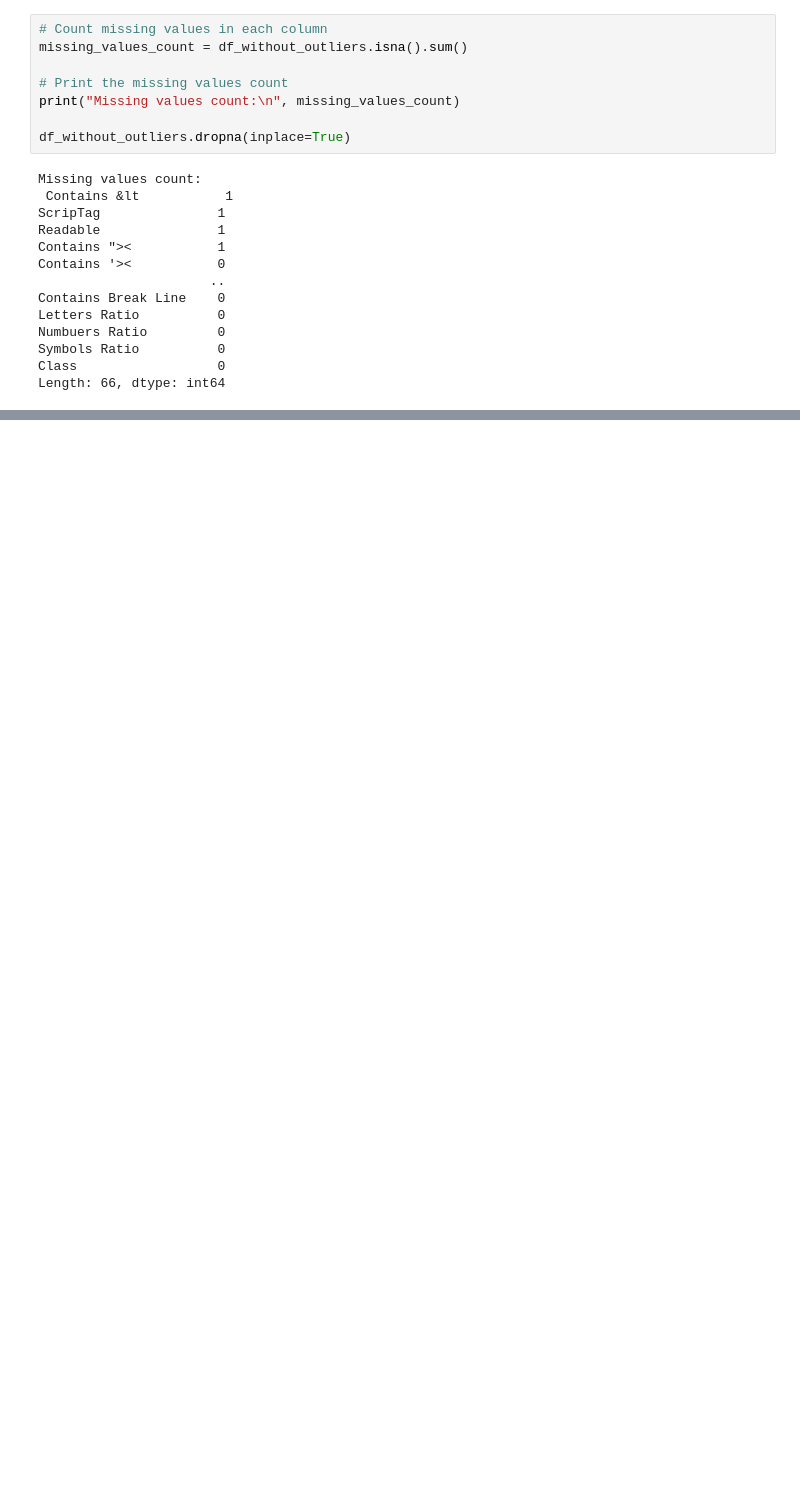
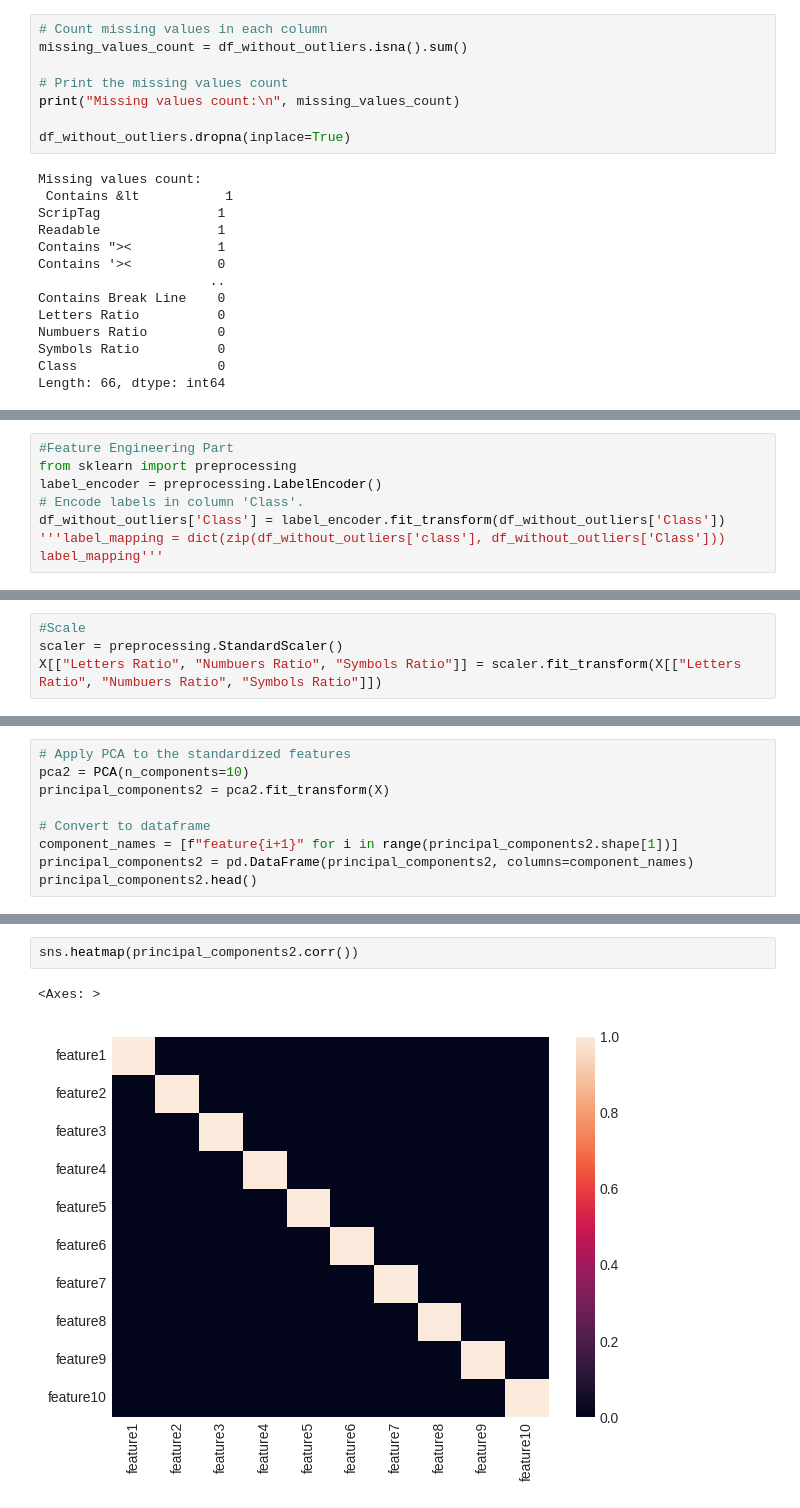
Before and after one commit to sahinebrar/MachineLearningExercises, a Jupyter notebook: XSS_detection.ipynb, the cells around one changed output, grey strips where cells are left out. Cells and saved outputs as stored; diff of their text form; blank space fills up the shorter version.

```diff
--- a/XSS_detection.ipynb
+++ b/XSS_detection.ipynb
@@ -277,0 +278,8 @@ plt.savefig('corrmatrix.png')
+# %%
+#Feature Engineering Part
+from sklearn import preprocessing
+label_encoder = preprocessing.LabelEncoder()
+# Encode labels in column 'Class'.
+df_without_outliers['Class'] = label_encoder.fit_transform(df_without_outliers['Class'])
+'''label_mapping = dict(zip(df_without_outliers['class'], df_without_outliers['Class']))
+label_mapping'''
@@ -277,0 +292,4 @@ plt.savefig('corrmatrix.png')
+# %%
+#Scale
+scaler = preprocessing.StandardScaler()
+X[["Letters Ratio", "Numbuers Ratio", "Symbols Ratio"]] = scaler.fit_transform(X[["Letters Ratio", "Numbuers Ratio", "Symbols Ratio"]])
@@ -277,0 +348,9 @@ plt.savefig('corrmatrix.png')
+# %%
+# Apply PCA to the standardized features
+pca2 = PCA(n_components=10)
+principal_components2 = pca2.fit_transform(X)
+
+# Convert to dataframe
+component_names = [f"feature{i+1}" for i in range(principal_components2.shape[1])]
+principal_components2 = pd.DataFrame(principal_components2, columns=component_names)
+principal_components2.head()
@@ -277,0 +364,5 @@ plt.savefig('corrmatrix.png')
+# %%
+sns.heatmap(principal_components2.corr())
+# %% [output]
+<Axes: >
+[figure, added]
```
Also changed, not shown: parts of 13 cells of this notebook.
